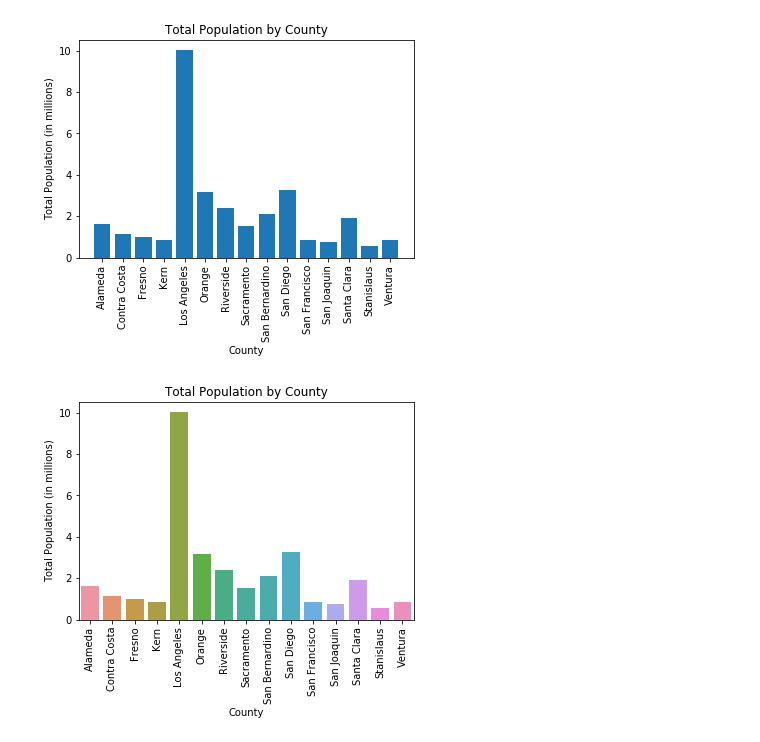
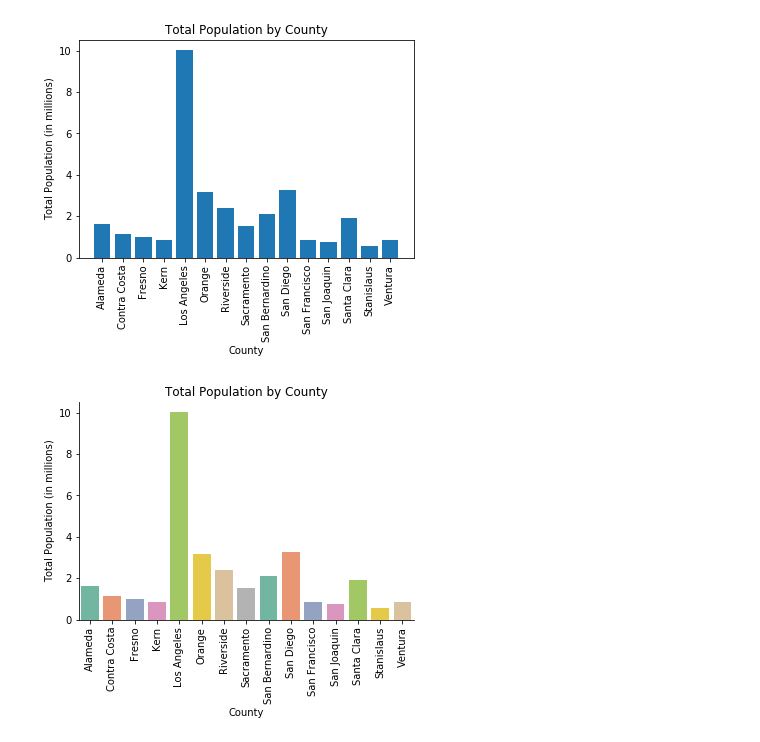
Before and after one commit to NWhite-7/Practice, a Jupyter notebook: ACS_CA_2017_analysis.ipynb, the cells around one changed output. Drawn from its saved outputs; the diff is of its cells as text; code cells hidden in the pictures.

```diff
--- a/ACS_CA_2017_analysis.ipynb
+++ b/ACS_CA_2017_analysis.ipynb
@@ -165,17 +165,23 @@ plt.show()
 [figure]
 # %%
 ax = plt.subplot()
+
 sns.barplot(data = data_county, x = 'county', y = 'county_population')
 
 plt.xlabel('County')
 plt.ylabel('Total Population (in millions)')
 plt.title('Total Population by County')
 
 ax.set_xticks(county_x_values)
 ax.set_xticklabels(data_county.county, rotation = 90)
 ax.set_yticks([0, 2000000, 4000000, 6000000, 8000000, 10000000])
 ax.set_yticklabels([0, 2, 4, 6, 8, 10])
 
+sns.despine()
+
+custom_palette = sns.color_palette('Set2', 9)
+sns.set_palette(custom_palette)
+
 plt.show()
 # %% [output]
-[figure, old version]
+[figure, new version]
```
Also changed, not shown: parts of 4 cells of this notebook.
